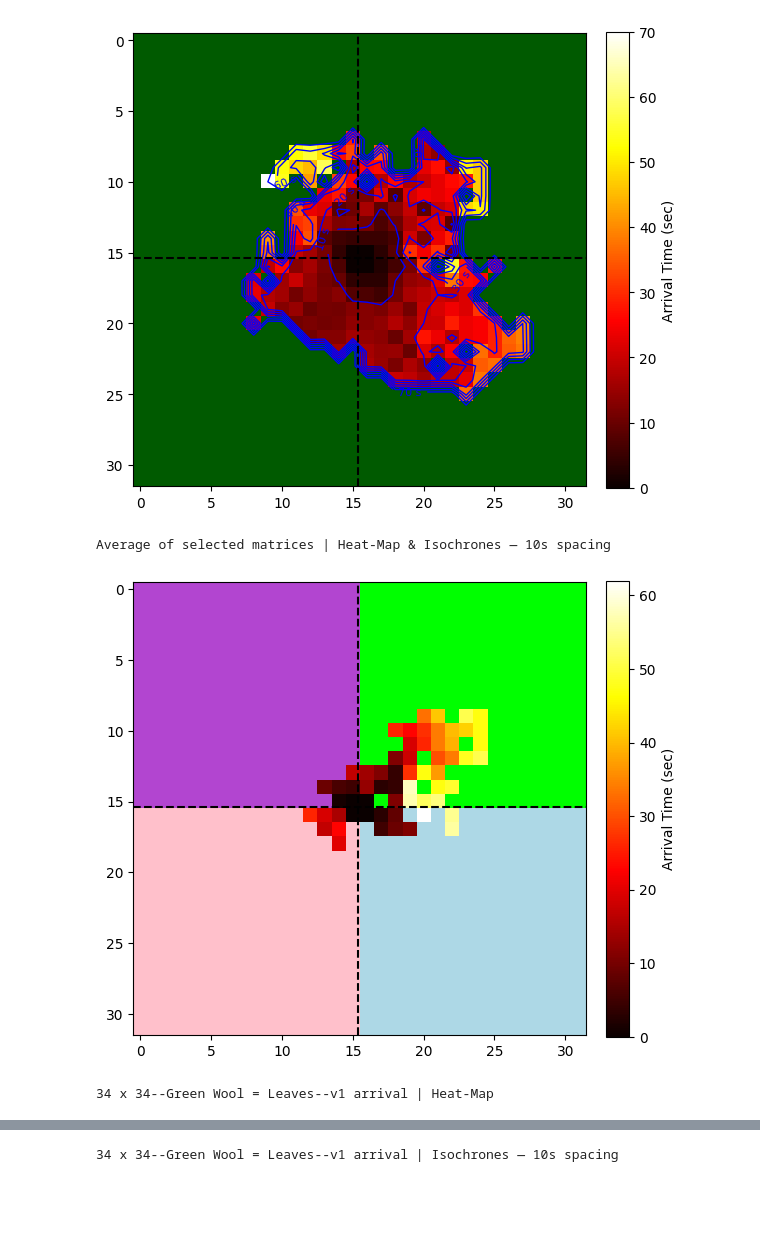
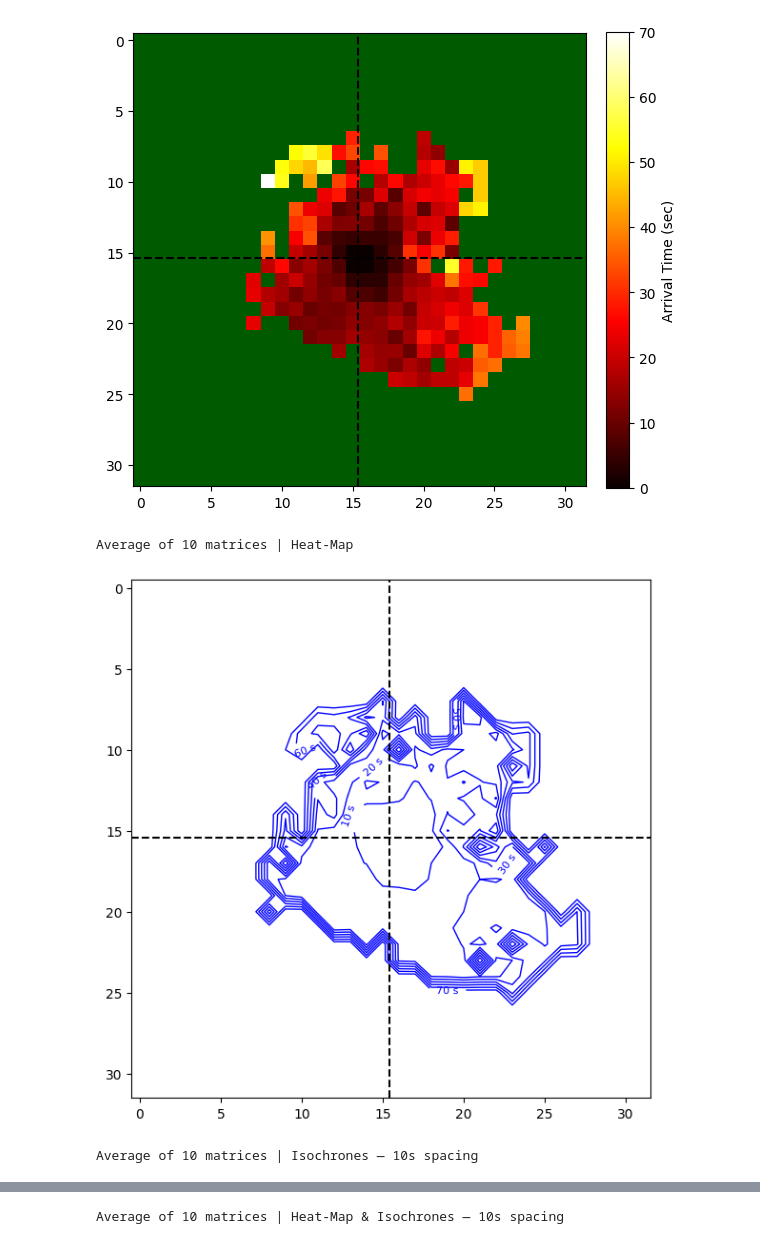
Before and after one commit to Sami-Haque/Computer-Vision-for-Fire-Mod, a Jupyter notebook: Averager and Heat Map & Smooth Isochrone Plotter.ipynb, the cells around one changed output, grey strips where cells are left out. Drawn from its saved outputs; the diff is of its cells as text; code cells hidden in the pictures; blank space fills up the shorter version.

Commit message:
Fine tuned the directory and naming and scale of plots

```diff
--- a/Averager and Heat Map & Smooth Isochrone Plotter.ipynb
+++ b/Averager and Heat Map & Smooth Isochrone Plotter.ipynb
@@ -23,13 +23,18 @@ AVERAGE_OUTDIR.mkdir(exist_ok=True, parents=True)
 #     will be added.
 # ---------------------------------------------------------------------------
 TARGETS = [
-    # Example 1: one folder holding v1/v2/v3
+    # Folder holding v1 … v10
     r"Sorted Arrival Matrices\Green Wool = Leaves",
-    # Example 2: a single file somewhere else
+    # Another single file example if needed
     # r"Arrival Matrices\34 x 34--Green Wool = Leaves--v5 arrival.npy",
 ]
 
 # ── helper to expand TARGETS into concrete file list ────────────────────────
+
+def _natural_key(text: str):
+    """Return a key for natural sorting (v1, v2, … v10)."""
+    return [int(num) if num.isdigit() else num.lower()
+            for num in re.split(r"(\d+)", text)]
 
 def gather_matrix_files(root: Path, targets):
     files = []
@@ -38,9 +43,11 @@ def gather_matrix_files(root: Path, targets):
         if p.is_file():
             files.append(p)
         elif p.is_dir():
-            files.extend(sorted(p.glob("*.npy")))
+            files.extend(p.glob("*.npy"))
         else:
             print("⚠️  Not found:", p)
+    # Natural‑sort by filename so …v10 comes after …v9
+    files = sorted(files, key=lambda path: _natural_key(path.name))
     # Return paths *relative* to root so captions remain tidy
     return [str(f.relative_to(root)) for f in files]
 
@@ -57,7 +64,7 @@ TIME_INTERVAL = 10
 COMPUTE_AVERAGE = True
 SAVE_AVERAGE    = True
 SHOW_ORIGINALS  = True
-AVERAGE_NAME    = "Average of selected matrices"
+AVERAGE_NAME    = "Average"
 # %% [output]
 Found 10 matrix file(s):
  • Sorted Arrival Matrices\Green Wool = Leaves\34 x 34--Green Wool = Leaves--v1 arrival.npy
@@ -108,7 +115,7 @@ def plot_arrival_heatmap_with_isochrones(arr,
 
     • Optional heat‑map and/or blue isochrone contours
     • Colour‑bar height is locked to the image axes height
-    • No title above the axes – instead, a caption is rendered below
+    • Caption is printed *after* the figure so the image remains clean
     """
     data = arr[1:-1, 1:-1]  # strip outer border
     h, w = data.shape
@@ -154,7 +161,6 @@ def plot_arrival_heatmap_with_isochrones(arr,
         ax.axvline(cx - 0.6, color="black", ls="--")
         ax.axhline(cy - 0.6, color="black", ls="--")
 
-    # Show figure then print caption below (outside the image)
     plt.tight_layout()
     plt.show()
     if caption:
@@ -172,57 +178,76 @@ for fname in MATRIX_FILES:
 # ---------- average block --------------------------------------------------
 if COMPUTE_AVERAGE and loaded:
     mean_mat = np.nanmean(np.stack(loaded, axis=0), axis=0)
+    n_loaded = len(loaded)
 
     if SAVE_AVERAGE:
         first_stem = base_ids[0]                      # e.g. "34 x 34--Green …"
         prefix = re.sub(r"--v\d+\s+arrival$", "", first_stem)
-        avg_fname = f"{prefix} average of {len(loaded)} arrival.npy"
+        avg_fname = f"{prefix} average of {n_loaded} arrival.npy"
         avg_path  = AVERAGE_OUTDIR / avg_fname
-        # Ensure any intermediate dirs exist (unlikely after .stem, but safe)
         avg_path.parent.mkdir(parents=True, exist_ok=True)
         np.save(avg_path, mean_mat)
         print("💾 saved averaged matrix ->", avg_path)
 
+    # --- average visualisations (all three variants) ----------------------
+    # heat‑map only
+    plot_arrival_heatmap_with_isochrones(
+        mean_mat,
+        unburnt_style="quadrants-1",
+        show_heatmap=True,
+        show_isochrones=False,
+        caption=(f"{AVERAGE_NAME} of {n_loaded} matrices | Heat‑Map")
+    )
+    # contours only
+    plot_arrival_heatmap_with_isochrones(
+        mean_mat,
+        unburnt_style="white",
+        show_heatmap=False,
+        show_isochrones=True,
+        caption=(f"{AVERAGE_NAME} of {n_loaded} matrices | Isochrones — "
+                 f"{TIME_INTERVAL}s spacing")
+    )
+    # combined
     plot_arrival_heatmap_with_isochrones(
         mean_mat,
         unburnt_style="quadrants-1",
         show_heatmap=True,
         show_isochrones=True,
-        caption=(f"{AVERAGE_NAME} | Heat‑Map & Isochrones — "
+        caption=(f"{AVERAGE_NAME} of {n_loaded} matrices | Heat‑Map & Isochrones — "
                  f"{TIME_INTERVAL}s spacing")
     )
 
 # ---------- individual runs ------------------------------------------------
 if SHOW_ORIGINALS:
     for mat, stem in zip(loaded, base_ids):
         nice_name = Path(stem).name
         # heat‑map only
         plot_arrival_heatmap_with_isochrones(
             mat,
-            unburnt_style="quadrants-4",
+            unburnt_style="quadrants-1",
             show_heatmap=True,
             show_isochrones=False,
             caption=f"{nice_name} | Heat‑Map"
         )
         # contours only
         plot_arrival_heatmap_with_isochrones(
             mat,
             unburnt_style="white",
             show_heatmap=False,
             show_isochrones=True,
             caption=f"{nice_name} | Isochrones — {TIME_INTERVAL}s spacing"
         )
         # combined
         plot_arrival_heatmap_with_isochrones(
             mat,
-            unburnt_style="quadrants-4",
+            unburnt_style="quadrants-1",
             show_heatmap=True,
             show_isochrones=True,
             caption=f"{nice_name} | Heat‑Map & Isochrones — {TIME_INTERVAL}s spacing"
         )
 # %% [output]
 💾 saved averaged matrix -> C:\Users\samih\OneDrive - Imperial College London\Year 4\FYP\Sami Haque\Technical\Modding\Computer-Vision-for-Fire-Mod\AVERAGED Arrival Matrices\34 x 34--Green Wool = Leaves ...
-[figure, old version]
+[figure, new version]
-Average of selected matrices | Heat‑Map & Isochrones — 10s spacing
+Average of 10 matrices | Heat‑Map
-[figure, old version]
+[figure, new version]
-34 x 34--Green Wool = Leaves--v1 arrival | Heat‑Map
+Average of 10 matrices | Isochrones — 10s spacing
@@ -230 +255 @@ Average of selected matrices | Heat‑Map & Isochrones — 10s spacing
-34 x 34--Green Wool = Leaves--v1 arrival | Isochrones — 10s spacing
+Average of 10 matrices | Heat‑Map & Isochrones — 10s spacing
```
Also changed, not shown: parts of 2 cells of this notebook.
